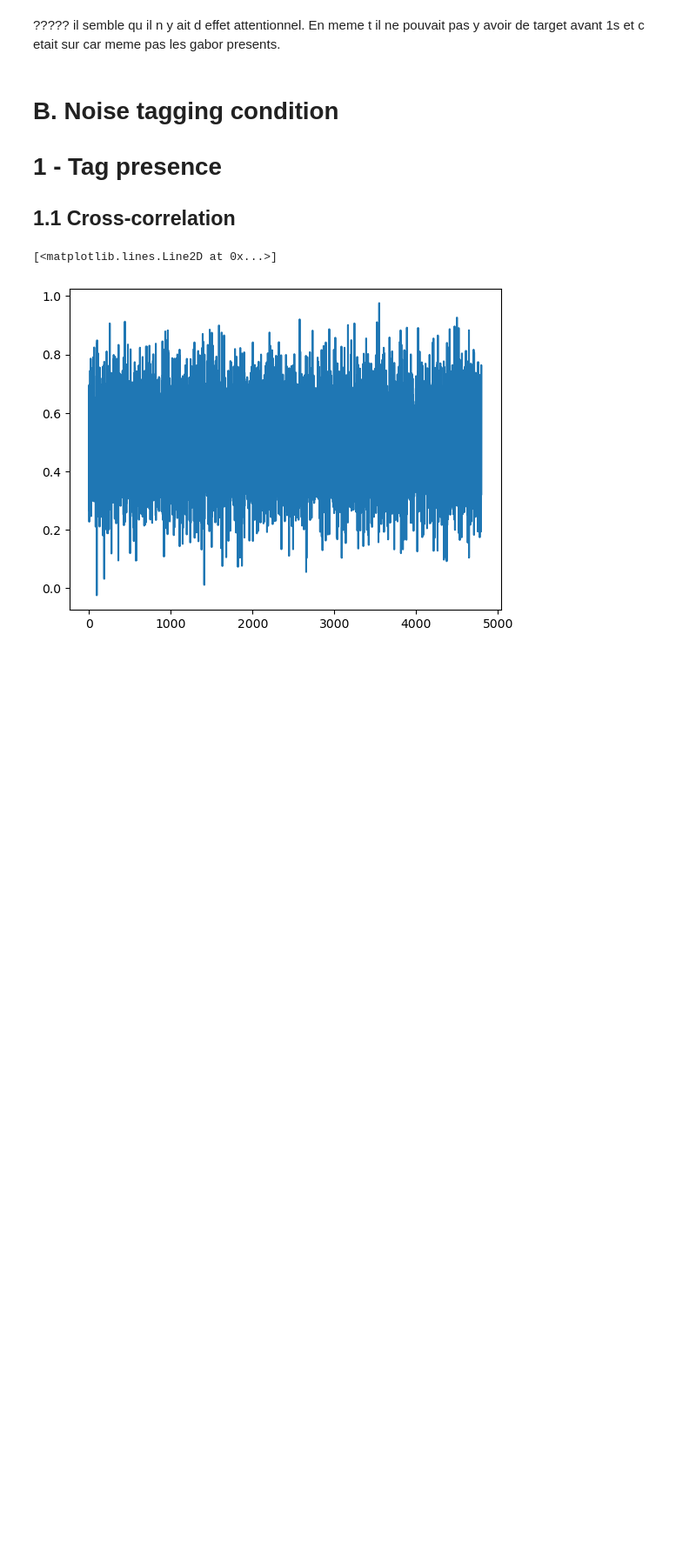
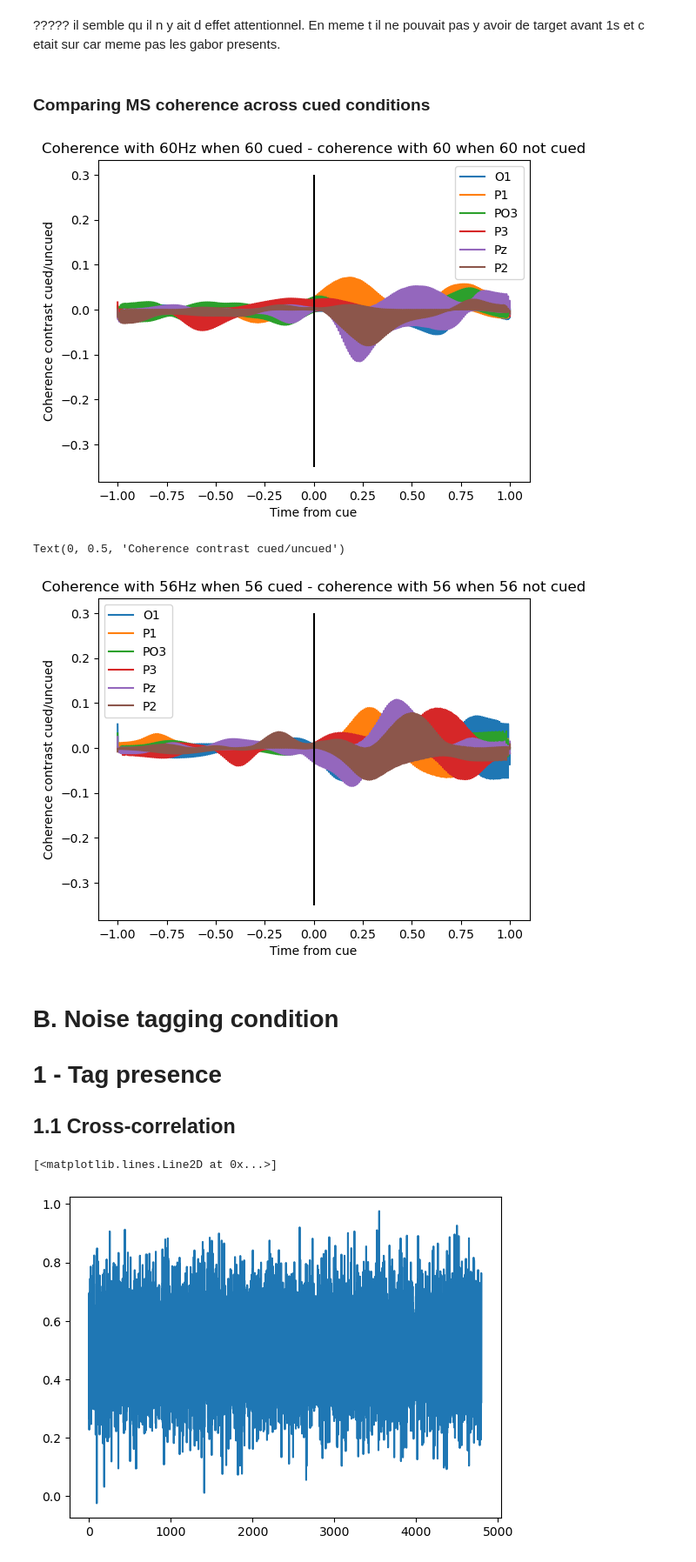
Before and after one commit to LpZamora/RIFT_thesis_expe1, a Jupyter notebook: 3_analysis_A1.ipynb, the cells around one changed output. Shown at 87% size. Saved outputs shown, nothing was run; the diff lists cells and outputs as text; code cells hidden in the pictures; blank space fills up the shorter version.

```diff
--- a/3_analysis_A1.ipynb
+++ b/3_analysis_A1.ipynb
@@ -544,0 +589,49 @@ Text(0, 0.5, 'Coherence contrast cued/uncued')
+# %% [markdown]
+### Comparing MS coherence across cued conditions
+# %%
+# time window from -1 sec to 1 sec relative to cue
+tmin, tmax = -1, 1
+# Define range of frequencies of interest
+freqs = np.array([56, 60])
+
+epochs_freqtag_cropped = epochs_freqtag['cued_tag == 60'].copy().pick(best_electrodes).crop(tmin, tmax)
+coherence_mat = np.zeros((len(best_electrodes), freqs.size, len(epochs_freqtag_cropped.times)))
+for e, channel in enumerate(best_electrodes):
+    for i, freq in enumerate(freqs):
+        coherence_mat[e,i,:] = coherence_kabir(epochs_freqtag_cropped, [channel], freq)
+coherence_hilbert_60 = mne.time_frequency.EpochsTFRArray(epochs_freqtag_cropped.info, np.array([coherence_mat]), epochs_freqtag_cropped.times, freqs)
+
+epochs_freqtag_cropped = epochs_freqtag['cued_tag == 56'].copy().pick(best_electrodes).crop(tmin, tmax)
+coherence_mat = np.zeros((len(best_electrodes), freqs.size, len(epochs_freqtag_cropped.times)))
+for e, channel in enumerate(best_electrodes):
+    for i, freq in enumerate(freqs):
+        coherence_mat[e,i,:] = coherence_kabir(epochs_freqtag_cropped, [channel], freq)
+coherence_hilbert_56 = mne.time_frequency.EpochsTFRArray(epochs_freqtag_cropped.info, np.array([coherence_mat]), epochs_freqtag_cropped.times, freqs)
+
+coherence_hilbert_60, times_coh, freqs_idx = coherence_hilbert_60.get_data(return_freqs = True, return_times = True)
+coherence_hilbert_56 = coherence_hilbert_56.get_data()
+# %%
+coherence_hilbert = {}
+coherence_hilbert['with60_for60cued'] = np.squeeze(coherence_hilbert_60)[:,1,:]
+coherence_hilbert['with56_for60cued'] = np.squeeze(coherence_hilbert_60)[:,0,:]
+coherence_hilbert['with60_for56cued'] = np.squeeze(coherence_hilbert_56)[:,1,:]
+coherence_hilbert['with56_for56cued'] = np.squeeze(coherence_hilbert_56)[:,0,:]
+
+plt.plot(times_coh, coherence_hilbert['with60_for60cued'].T - coherence_hilbert['with60_for56cued'].T, label = best_electrodes)
+plt.vlines(0,-0.35,0.3, color = 'black')
+plt.legend()
+plt.title('Coherence with 60Hz when 60 cued - coherence with 60 when 60 not cued')
+plt.xlabel('Time from cue')
+plt.ylabel('Coherence contrast cued/uncued')
+plt.show()
+
+plt.plot(times_coh, coherence_hilbert['with56_for56cued'].T - coherence_hilbert['with56_for60cued'].T, label = best_electrodes)
+plt.vlines(0,-0.35,0.3, color = 'black')
+plt.legend()
+plt.title('Coherence with 56Hz when 56 cued - coherence with 56 when 56 not cued')
+plt.xlabel('Time from cue')
+plt.ylabel('Coherence contrast cued/uncued')
+# %% [output]
+[figure, added]
+Text(0, 0.5, 'Coherence contrast cued/uncued')
+[figure, added]
```
Also changed, not shown: parts of 28 cells of this notebook, 14 other files.
